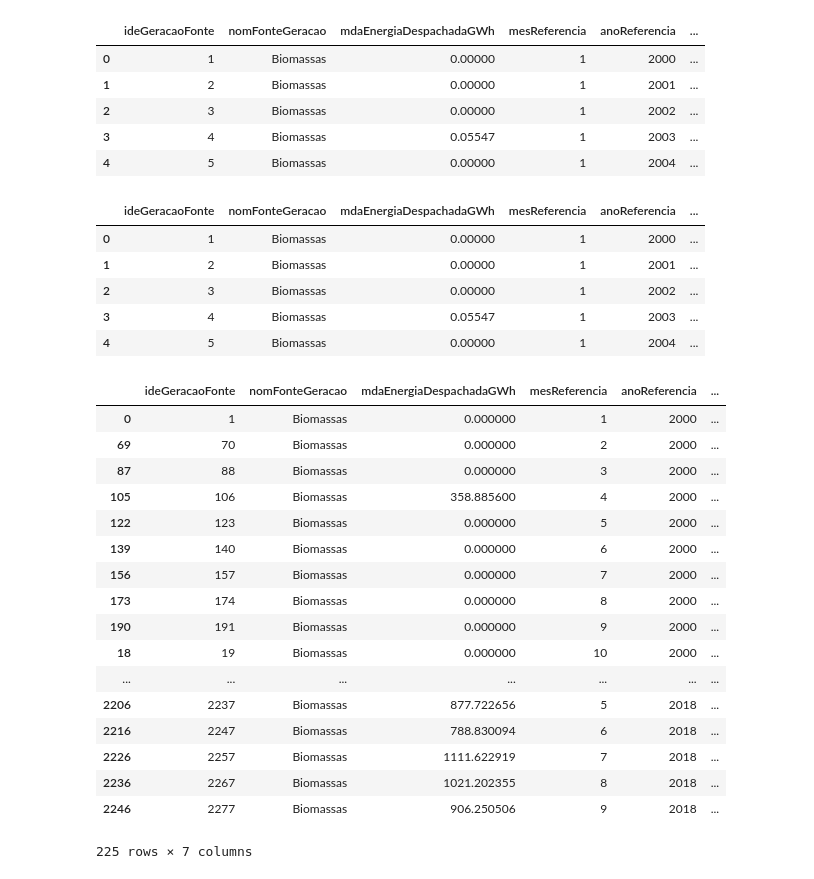
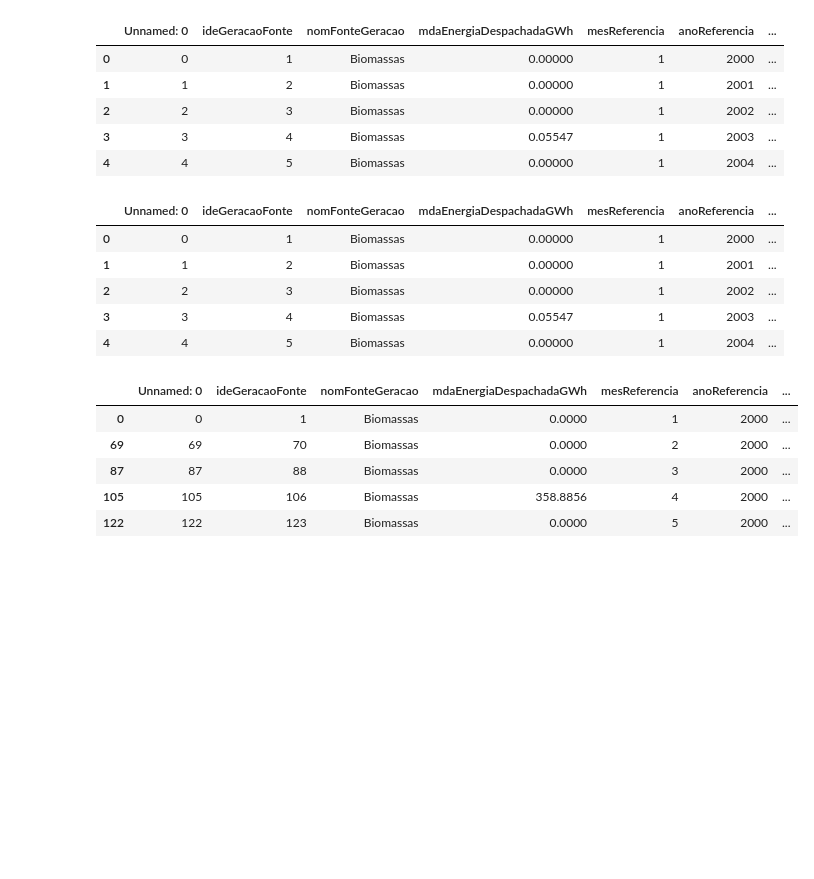
Before and after one commit to shanti/ml-projects-0318, a Jupyter notebook: PowerData/PowerData.ipynb, the cells around one changed output. Drawn from its saved outputs; the diff is of its cells as text; code cells hidden in the pictures; blank space fills up the shorter version.

```diff
--- a/PowerData/PowerData.ipynb
+++ b/PowerData/PowerData.ipynb
@@ -12,49 +13,38 @@ def plot_heatmap(height, data):
     return sns.heatmap(data.corr(), vmin=-1, center=0, vmax=1)
 # %%
 try:
-    my_abs_path = Path("data.csv").resolve(strict=True)
+    data_path = os.path.join(os.path.dirname(os.path.realpath('__file__')),'data.csv')
+    my_abs_path = Path(data_path).resolve(strict=True)
 except FileNotFoundError:
     data=pd.read_csv('http://www.aneel.gov.br/dados/relatorios?p_p_id=dadosabertos_WAR_dadosabertosportlet&p_p_lifecycle=2&p_p_state=normal&p_p_mode=view&p_p_resource_id=gerarGeracaoFonteCSV&p_p_cacheability=cacheLevelPage&p_p_col_id=column-2&p_p_col_count=1')
-    data.to_csv('data.csv')
+    data.to_csv(data_path)
 else:
-    data=pd.read_csv('data.csv')
+    data=pd.read_csv(data_path)
 # %%
 data.head()
 # %% [output]
-|  | ideGeracaoFonte | nomFonteGeracao | mdaEnergiaDespachadaGWh | mesReferencia | anoReferencia | ... |
-| 0 | 1 | Biomassas | 0.00000 | 1 | 2000 | ... |
-| 1 | 2 | Biomassas | 0.00000 | 1 | 2001 | ... |
-| 2 | 3 | Biomassas | 0.00000 | 1 | 2002 | ... |
-| 3 | 4 | Biomassas | 0.05547 | 1 | 2003 | ... |
-| 4 | 5 | Biomassas | 0.00000 | 1 | 2004 | ... |
+|  | Unnamed: 0 | ideGeracaoFonte | nomFonteGeracao | mdaEnergiaDespachadaGWh | mesReferencia | anoReferencia | ... |
+| 0 | 0 | 1 | Biomassas | 0.00000 | 1 | 2000 | ... |
+| 1 | 1 | 2 | Biomassas | 0.00000 | 1 | 2001 | ... |
+| 2 | 2 | 3 | Biomassas | 0.00000 | 1 | 2002 | ... |
+| 3 | 3 | 4 | Biomassas | 0.05547 | 1 | 2003 | ... |
+| 4 | 4 | 5 | Biomassas | 0.00000 | 1 | 2004 | ... |
 # %%
 data['competencia'] = data['anoReferencia'] + data['mesReferencia'] / 12 - 1/12
 data.head()
 # %% [output]
-|  | ideGeracaoFonte | nomFonteGeracao | mdaEnergiaDespachadaGWh | mesReferencia | anoReferencia | ... |
-| 0 | 1 | Biomassas | 0.00000 | 1 | 2000 | ... |
-| 1 | 2 | Biomassas | 0.00000 | 1 | 2001 | ... |
-| 2 | 3 | Biomassas | 0.00000 | 1 | 2002 | ... |
-| 3 | 4 | Biomassas | 0.05547 | 1 | 2003 | ... |
-| 4 | 5 | Biomassas | 0.00000 | 1 | 2004 | ... |
+|  | Unnamed: 0 | ideGeracaoFonte | nomFonteGeracao | mdaEnergiaDespachadaGWh | mesReferencia | anoReferencia | ... |
+| 0 | 0 | 1 | Biomassas | 0.00000 | 1 | 2000 | ... |
+| 1 | 1 | 2 | Biomassas | 0.00000 | 1 | 2001 | ... |
+| 2 | 2 | 3 | Biomassas | 0.00000 | 1 | 2002 | ... |
+| 3 | 3 | 4 | Biomassas | 0.05547 | 1 | 2003 | ... |
+| 4 | 4 | 5 | Biomassas | 0.00000 | 1 | 2004 | ... |
 # %%
-data[data['nomFonteGeracao'] == 'Biomassas'].sort_values(by=['competencia'])
+data[data['nomFonteGeracao'] == 'Biomassas'].sort_values(by=['competencia']).head()
 # %% [output]
-|  | ideGeracaoFonte | nomFonteGeracao | mdaEnergiaDespachadaGWh | mesReferencia | anoReferencia | ... |
-| 0 | 1 | Biomassas | 0.000000 | 1 | 2000 | ... |
-| 69 | 70 | Biomassas | 0.000000 | 2 | 2000 | ... |
-| 87 | 88 | Biomassas | 0.000000 | 3 | 2000 | ... |
-| 105 | 106 | Biomassas | 358.885600 | 4 | 2000 | ... |
-| 122 | 123 | Biomassas | 0.000000 | 5 | 2000 | ... |
-| 139 | 140 | Biomassas | 0.000000 | 6 | 2000 | ... |
-| 156 | 157 | Biomassas | 0.000000 | 7 | 2000 | ... |
-| 173 | 174 | Biomassas | 0.000000 | 8 | 2000 | ... |
-| 190 | 191 | Biomassas | 0.000000 | 9 | 2000 | ... |
-| 18 | 19 | Biomassas | 0.000000 | 10 | 2000 | ... |
-| ... | ... | ... | ... | ... | ... | ... |
-| 2206 | 2237 | Biomassas | 877.722656 | 5 | 2018 | ... |
-| 2216 | 2247 | Biomassas | 788.830094 | 6 | 2018 | ... |
-| 2226 | 2257 | Biomassas | 1111.622919 | 7 | 2018 | ... |
-| 2236 | 2267 | Biomassas | 1021.202355 | 8 | 2018 | ... |
-| 2246 | 2277 | Biomassas | 906.250506 | 9 | 2018 | ... |
+|  | Unnamed: 0 | ideGeracaoFonte | nomFonteGeracao | mdaEnergiaDespachadaGWh | mesReferencia | anoReferencia | ... |
+| 0 | 0 | 1 | Biomassas | 0.0000 | 1 | 2000 | ... |
+| 69 | 69 | 70 | Biomassas | 0.0000 | 2 | 2000 | ... |
+| 87 | 87 | 88 | Biomassas | 0.0000 | 3 | 2000 | ... |
+| 105 | 105 | 106 | Biomassas | 358.8856 | 4 | 2000 | ... |
+| 122 | 122 | 123 | Biomassas | 0.0000 | 5 | 2000 | ... |
-225 rows × 7 columns
```
Also changed, not shown: parts of 19 cells of this notebook, 1 other file.
